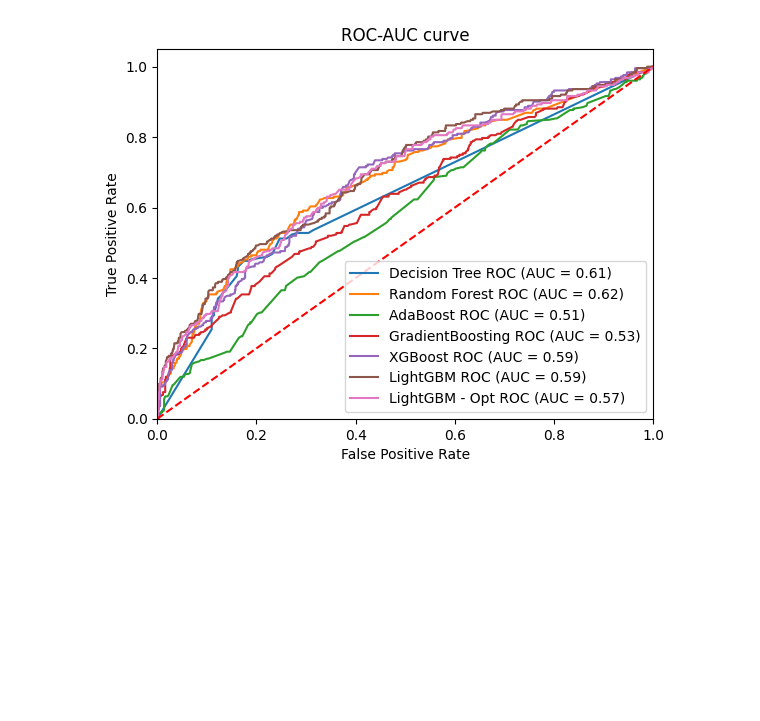
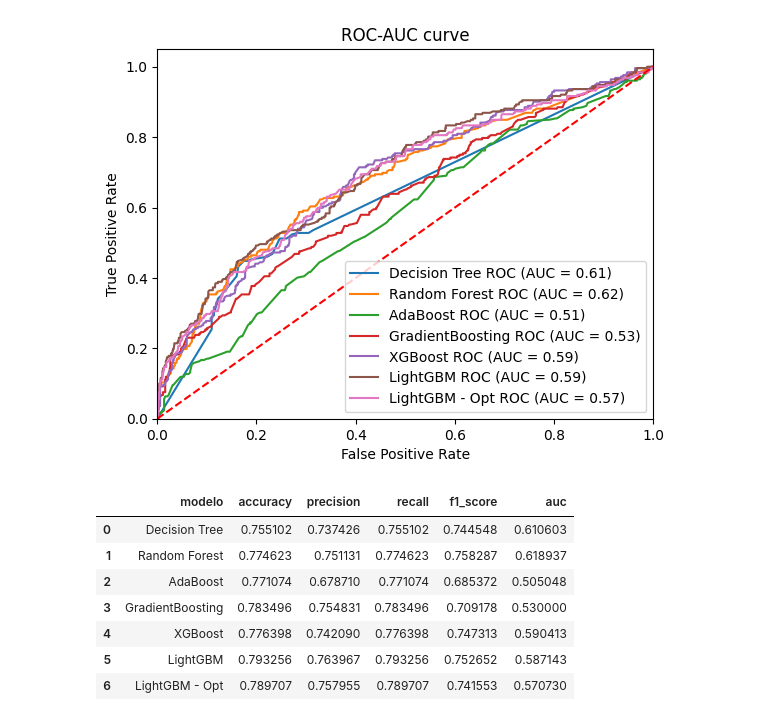
Before and after one commit to jaisson-italo/ds_salary_machine_learning_I, a Jupyter notebook: projeto_ml.ipynb, the cells around one changed output. Drawn from its saved outputs; the diff is of its cells as text; code cells hidden in the pictures; blank space fills up the shorter version.

```diff
--- a/projeto_ml.ipynb
+++ b/projeto_ml.ipynb
@@ -726,0 +735,12 @@ ROC - AUC  : 0.5707
+# %%
+metricas_df = pd.DataFrame(resp, columns=['modelo'] + list(pipeline_response['Decision Tree'].keys()))
+metricas_df
+# %% [output]
+|  | modelo | accuracy | precision | recall | f1_score | auc |
+| 0 | Decision Tree | 0.755102 | 0.737426 | 0.755102 | 0.744548 | 0.610603 |
+| 1 | Random Forest | 0.774623 | 0.751131 | 0.774623 | 0.758287 | 0.618937 |
+| 2 | AdaBoost | 0.771074 | 0.678710 | 0.771074 | 0.685372 | 0.505048 |
+| 3 | GradientBoosting | 0.783496 | 0.754831 | 0.783496 | 0.709178 | 0.530000 |
+| 4 | XGBoost | 0.776398 | 0.742090 | 0.776398 | 0.747313 | 0.590413 |
+| 5 | LightGBM | 0.793256 | 0.763967 | 0.793256 | 0.752652 | 0.587143 |
+| 6 | LightGBM - Opt | 0.789707 | 0.757955 | 0.789707 | 0.741553 | 0.570730 |
```
Also changed, not shown: parts of 2 cells of this notebook.
